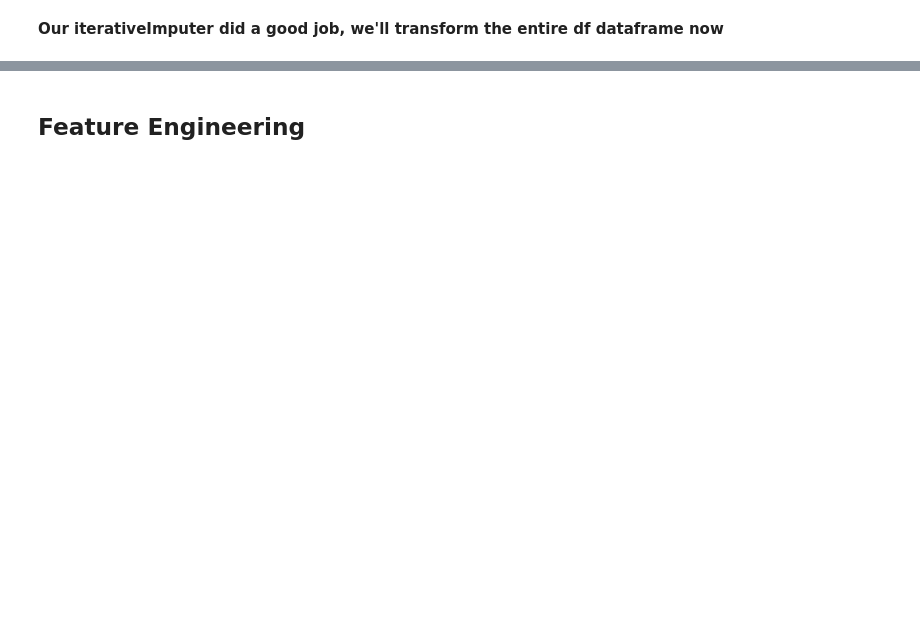
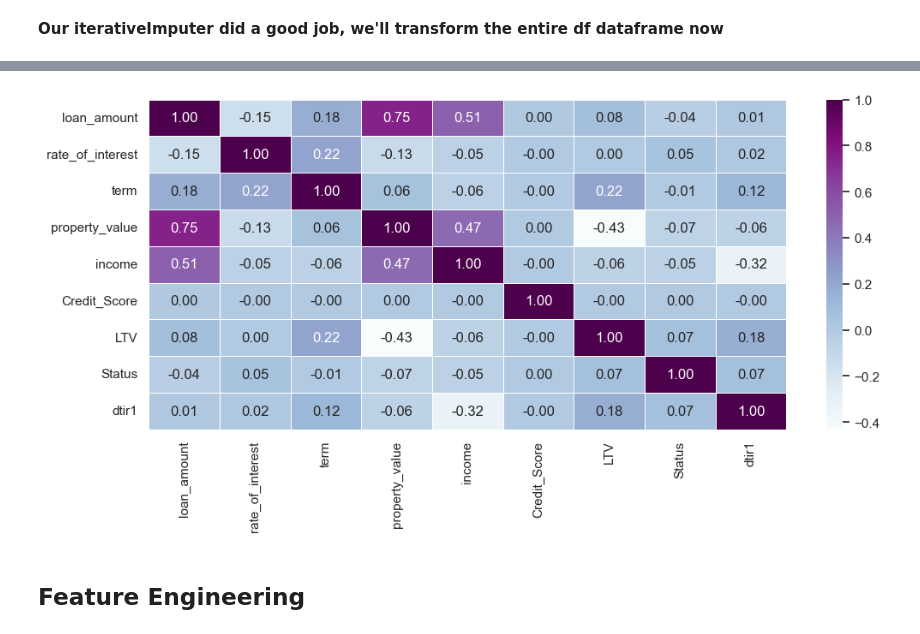
Before and after one commit to ethanhopkins101/DataScience-Projects, a Jupyter notebook: credit_card_customers/expected_loss.ipynb, the cells around one changed output, grey strips where cells are left out. Drawn from its saved outputs; the diff is of its cells as text; code cells hidden in the pictures; blank space fills up the shorter version.

```diff
--- a/credit_card_customers/expected_loss.ipynb
+++ b/credit_card_customers/expected_loss.ipynb
@@ -395,3 +395,31 @@ Imputed DATA
 weighted avg       0.99      0.99      0.99     29117
 # %% [markdown]
 **Our iterativeImputer did a good job, we'll transform the entire df dataframe now**
+# %%
+ore = OrdinalEncoder(categories=[age_order], handle_unknown='use_encoded_value',
+                     unknown_value=np.nan, encoded_missing_value=np.nan)
+ohe = OneHotEncoder(handle_unknown='ignore', sparse_output=False)
+
+df_enc = df.copy()
+df_enc[['age']] = ore.fit_transform(df[['age']])
+ohe_data = ohe.fit_transform(df[ohe_cols])
+ohe_df = pd.DataFrame(ohe_data, columns=ohe.get_feature_names_out(ohe_cols), index=df.index)
+df_ready = df_enc.drop(columns=ohe_cols).join(ohe_df)
+
+iter_imp = IterativeImputer(
+    estimator=RandomForestRegressor(n_estimators=10, max_depth=5, n_jobs=-1),
+    max_iter=3,
+    initial_strategy='most_frequent',
+    random_state=42
+)
+
+df_imputed_arr = iter_imp.fit_transform(df_ready)
+df_imputed = pd.DataFrame(df_imputed_arr, columns=df_ready.columns, index=df.index)
+
+df[ohe_cols] = ohe.inverse_transform(df_imputed[ohe.get_feature_names_out(ohe_cols)])
+df[['age']] = ore.inverse_transform(df_imputed[['age']])
+
+remaining = df_ready.columns.difference(ohe.get_feature_names_out(ohe_cols)).difference(['age'])
+df[remaining] = df_imputed[remaining]
+
+df = df.fillna(df.mode().iloc[0])
@@ -405,0 +493,10 @@ weighted avg       0.99      0.99      0.99     29117
+# %%
+import seaborn as sns
+import matplotlib.pyplot as plt
+
+plt.figure(figsize=(12, 5))
+corr_matrix = df.select_dtypes(include=[np.number]).corr()
+sns.heatmap(corr_matrix, annot=True, fmt=".2f", cmap='BuPu', linewidths=0.5)
+plt.show()
+# %% [output]
+[figure, added]
```
Also changed, not shown: parts of 10 cells of this notebook.
